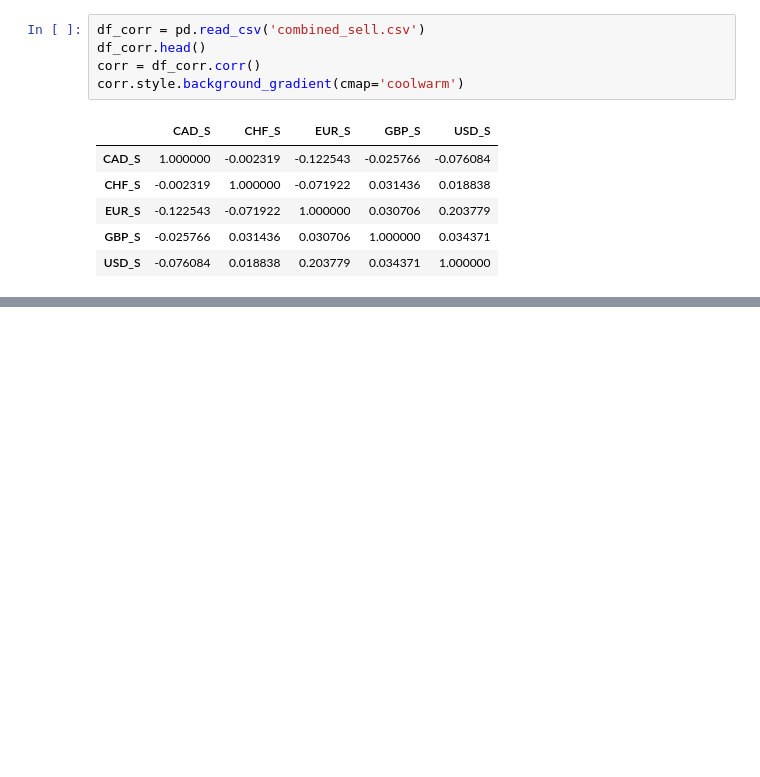
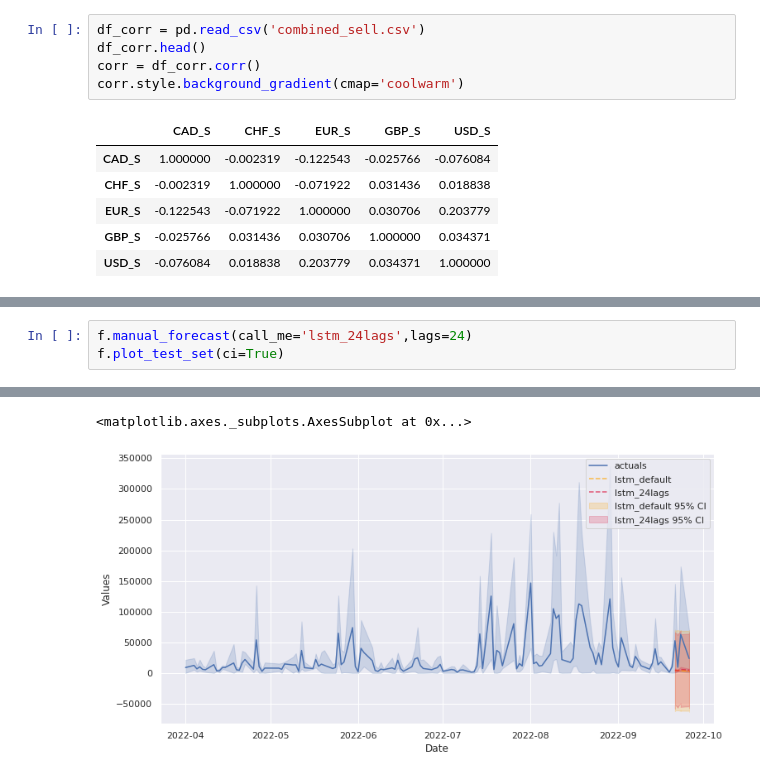
Before and after one commit to Yassinlazaar/Multi-Seasonal-Time-decompostion-and-Predection-of-Intraday-trading-Volume, a Jupyter notebook: Multi_Seasonal_Time_decompostion_and_Predection_of_Intraday_trading_Volume.ipynb, the cells around one changed output, grey strips where cells are left out. Drawn from its saved outputs; the diff is of its cells as text; blank space fills up the shorter version.

```diff
--- a/Multi_Seasonal_Time_decompostion_and_Predection_of_Intraday_trading_Volume.ipynb
+++ b/Multi_Seasonal_Time_decompostion_and_Predection_of_Intraday_trading_Volume.ipynb
@@ -396,0 +452,4 @@ corr.style.background_gradient(cmap='coolwarm')
+# %%
+f.manual_forecast(call_me='lstm_24lags',lags=24)
+f.plot_test_set(ci=True)
+# %% [output]
@@ -396,0 +461,2 @@ corr.style.background_gradient(cmap='coolwarm')
+<matplotlib.axes._subplots.AxesSubplot at 0x...>
+[figure, added]
```
Also changed, not shown: parts of 14 cells of this notebook.
